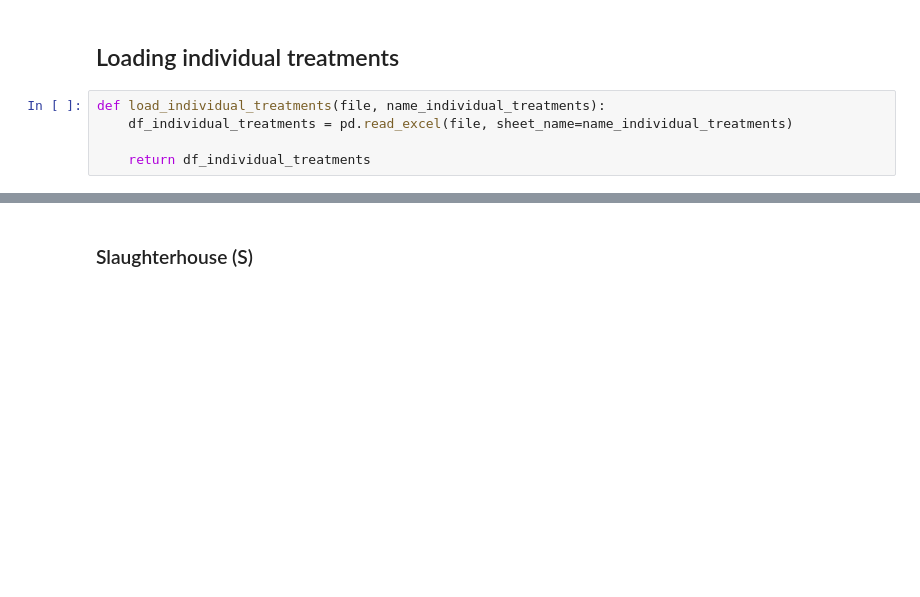
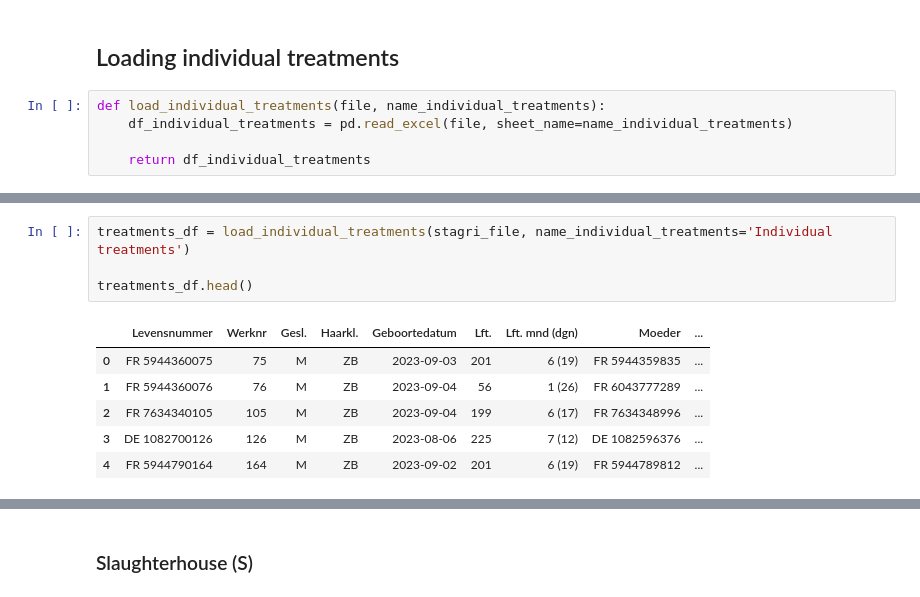
Before and after one commit to AI-Farming-Thewi/cows_analysis, a Jupyter notebook: Stagri analysis.ipynb, the cells around one changed output, grey strips where cells are left out. Drawn from its saved outputs; the diff is of its cells as text; blank space fills up the shorter version.

```diff
--- a/Stagri analysis.ipynb
+++ b/Stagri analysis.ipynb
@@ -92,0 +97,11 @@ def add_sick_status(df_existing, df_individual_treatments):
+# %%
+treatments_df = load_individual_treatments(stagri_file, name_individual_treatments='Individual treatments')
+
+treatments_df.head()
+# %% [output]
+|  | Levensnummer | Werknr | Gesl. | Haarkl. | Geboortedatum | Lft. | Lft. mnd (dgn) | Moeder | ... |
+| 0 | FR 5944360075 | 75 | M | ZB | 2023-09-03 | 201 | 6 (19) | FR 5944359835 | ... |
+| 1 | FR 5944360076 | 76 | M | ZB | 2023-09-04 | 56 | 1 (26) | FR 6043777289 | ... |
+| 2 | FR 7634340105 | 105 | M | ZB | 2023-09-04 | 199 | 6 (17) | FR 7634348996 | ... |
+| 3 | DE 1082700126 | 126 | M | ZB | 2023-08-06 | 225 | 7 (12) | DE 1082596376 | ... |
+| 4 | FR 5944790164 | 164 | M | ZB | 2023-09-02 | 201 | 6 (19) | FR 5944789812 | ... |
```
Also changed, not shown: parts of 34 cells of this notebook.
